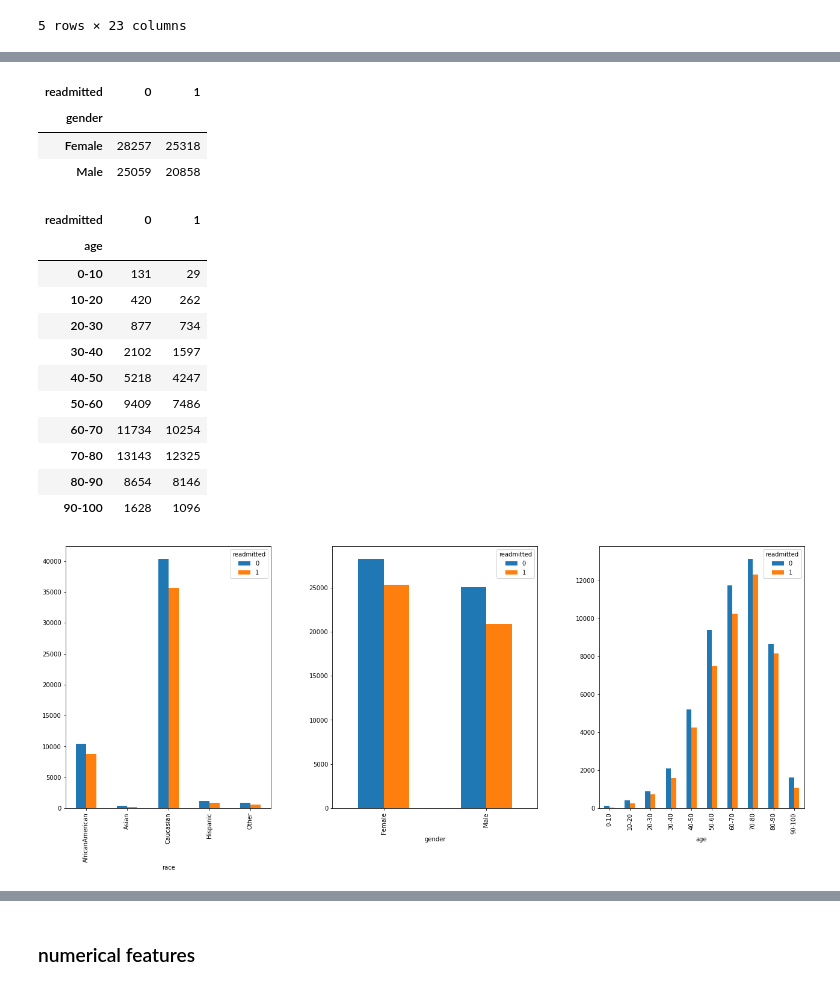
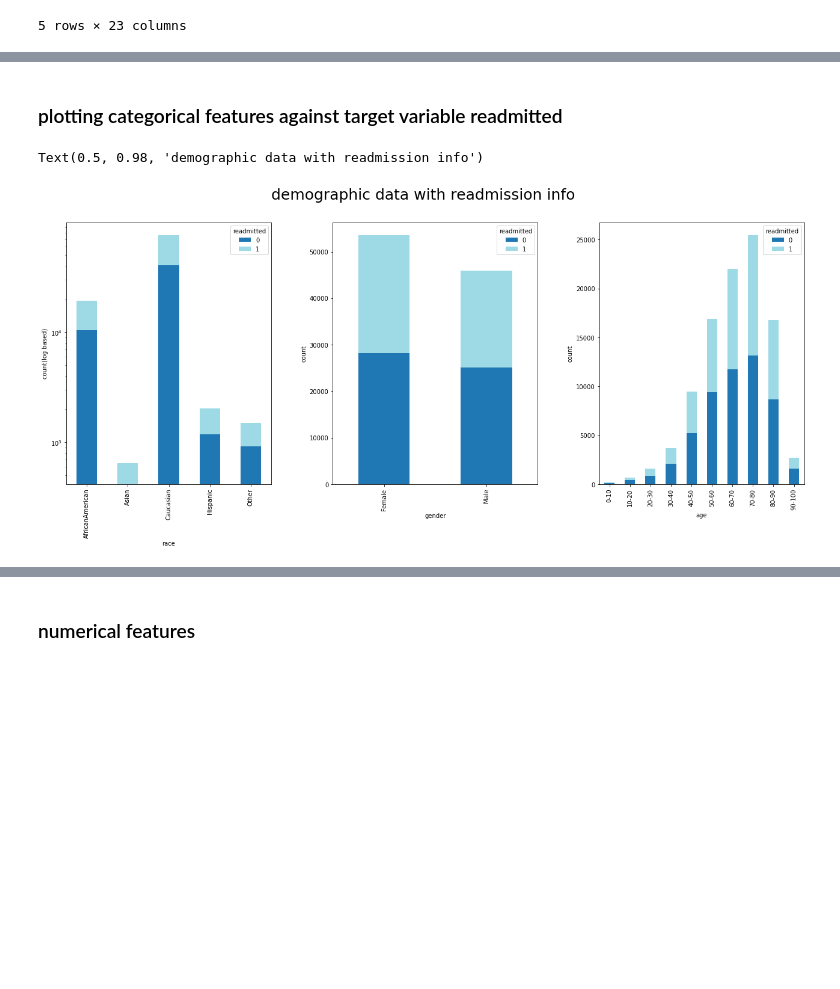
Before and after one commit to ruihan1228/diabetes, a Jupyter notebook: diabetes_1.ipynb, the cells around one changed output, grey strips where cells are left out. Drawn from its saved outputs; the diff is of its cells as text; code cells hidden in the pictures; blank space fills up the shorter version.

```diff
--- a/diabetes_1.ipynb
+++ b/diabetes_1.ipynb
@@ -205,33 +172,26 @@ readmitted_race
-# %%
-readmitted_gender = pd.crosstab(index=diabetes.gender, columns=diabetes.readmitted)
-readmitted_gender
-# %% [output]
-| readmitted | 0 | 1 |
-| gender |  |  |
-| Female | 28257 | 25318 |
-| Male | 25059 | 20858 |
-# %%
-readmitted_age = pd.crosstab(index=diabetes.age, columns=diabetes.readmitted)
-readmitted_age
-# %% [output]
-| readmitted | 0 | 1 |
-| age |  |  |
-| 0-10 | 131 | 29 |
-| 10-20 | 420 | 262 |
-| 20-30 | 877 | 734 |
-| 30-40 | 2102 | 1597 |
-| 40-50 | 5218 | 4247 |
-| 50-60 | 9409 | 7486 |
-| 60-70 | 11734 | 10254 |
-| 70-80 | 13143 | 12325 |
-| 80-90 | 8654 | 8146 |
-| 90-100 | 1628 | 1096 |
+# %% [markdown]
+### plotting categorical features against target variable readmitted
 # %%
-fig, ax = plt.subplots(nrows=1, ncols=3, figsize=(22,8))
-readmitted_race.plot.bar(ax=ax[0])
-readmitted_gender.plot.bar(ax=ax[1])
-readmitted_age.plot.bar(ax=ax[2])
+fig, ax = plt.subplots(nrows=1,ncols=3,figsize=(22,8))
+ax[0].set_yscale('log')
+pd.crosstab(index=diabetes.race,
+            columns=diabetes.readmitted).plot.bar(ax=ax[0],
+                                                  ylabel='count(log based)',
+                                                  stacked=True,
+                                                  cmap='tab20')
+pd.crosstab(index=diabetes.gender,
+            columns=diabetes.readmitted).plot.bar(ax=ax[1],
+                                                  ylabel='count',
+                                                  stacked=True,
+                                                  cmap='tab20')
+pd.crosstab(index=diabetes.age,
+            columns=diabetes.readmitted).plot.bar(ax=ax[2],
+                                                  ylabel='count',
+                                                  stacked=True,
+                                                  cmap='tab20')
 plt.subplots_adjust(wspace=0.3)
+plt.suptitle('demographic data with readmission info', size=25)
 # %% [output]
+Text(0.5, 0.98, 'demographic data with readmission info')
-[figure, old version]
+[figure, new version]
 # %%
```
Also changed, not shown: parts of 20 cells of this notebook.
